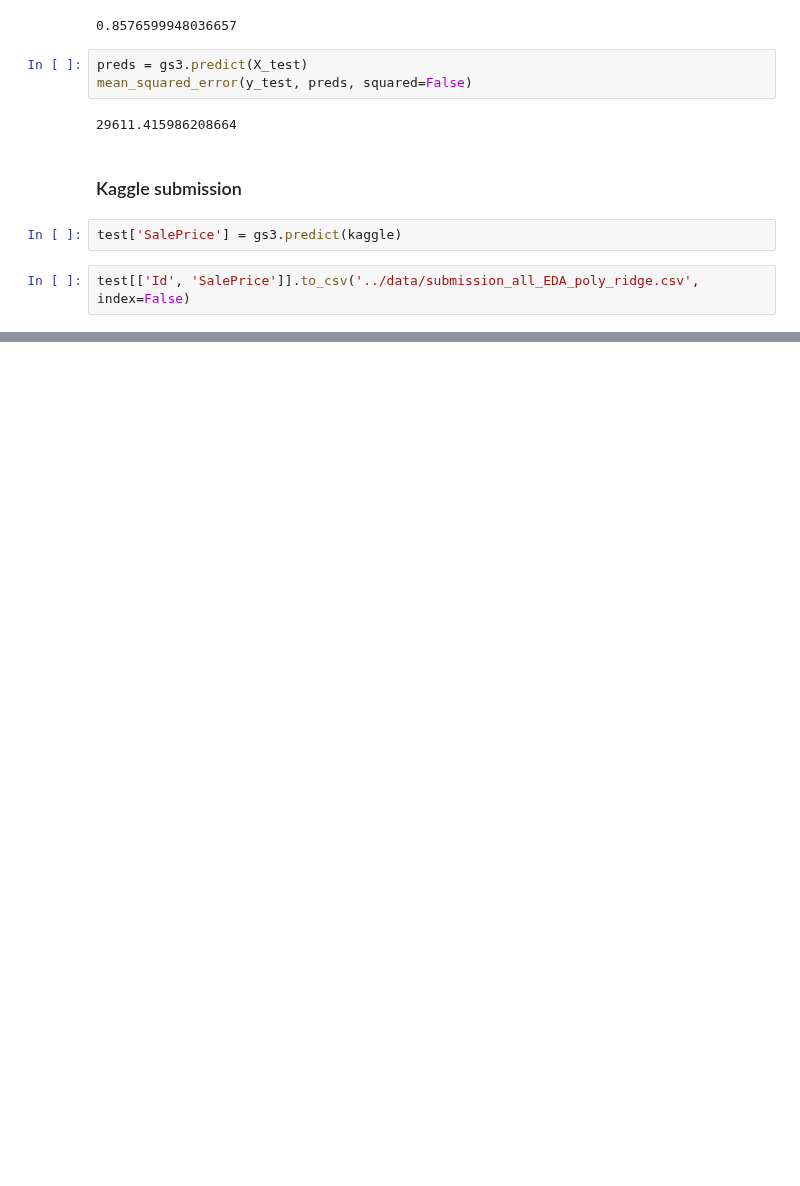
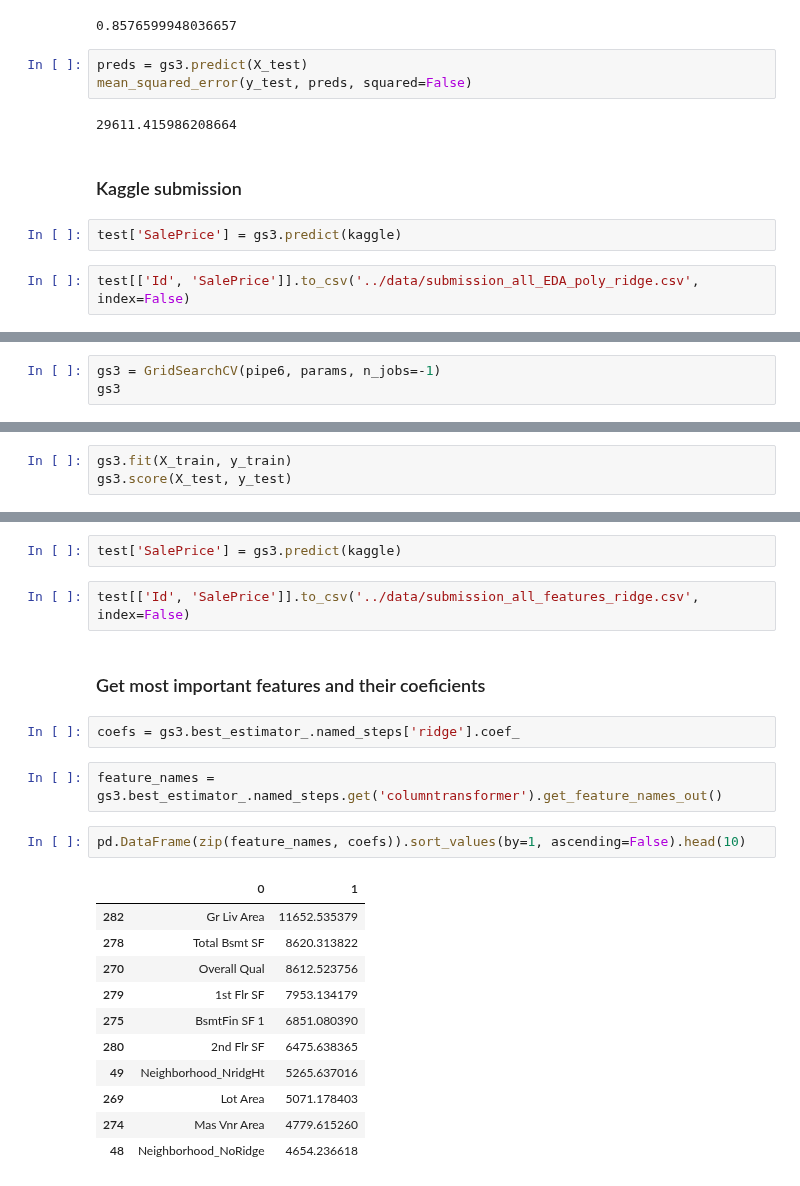
Before and after one commit to pezpet/general-assembly, a Jupyter notebook: labs/project-2-andres/code/02_Preprocessing_Models_and_Results.ipynb, the cells around one changed output, grey strips where cells are left out. Drawn from its saved outputs; the diff is of its cells as text; blank space fills up the shorter version.

Commit message:
Ran a Ridge on all features to improve Kaggle score

```diff
--- a/labs/project-2-andres/code/02_Preprocessing_Models_and_Results.ipynb
+++ b/labs/project-2-andres/code/02_Preprocessing_Models_and_Results.ipynb
@@ -483,0 +520,3 @@ test[['Id', 'SalePrice']].to_csv('../data/submission_all_EDA_poly_ridge.csv', in
+# %%
+gs3 = GridSearchCV(pipe6, params, n_jobs=-1)
+gs3
@@ -483,0 +538,3 @@ test[['Id', 'SalePrice']].to_csv('../data/submission_all_EDA_poly_ridge.csv', in
+# %%
+gs3.fit(X_train, y_train)
+gs3.score(X_test, y_test)
@@ -483,0 +550,24 @@ test[['Id', 'SalePrice']].to_csv('../data/submission_all_EDA_poly_ridge.csv', in
+# %%
+test['SalePrice'] = gs3.predict(kaggle)
+# %%
+test[['Id', 'SalePrice']].to_csv('../data/submission_all_features_ridge.csv', index=False)
+# %% [markdown]
+### Get most important features and their coeficients
+# %%
+coefs = gs3.best_estimator_.named_steps['ridge'].coef_
+# %%
+feature_names = gs3.best_estimator_.named_steps.get('columntransformer').get_feature_names_out()
+# %%
+pd.DataFrame(zip(feature_names, coefs)).sort_values(by=1, ascending=False).head(10)
+# %% [output]
+|  | 0 | 1 |
+| 282 | Gr Liv Area | 11652.535379 |
+| 278 | Total Bsmt SF | 8620.313822 |
+| 270 | Overall Qual | 8612.523756 |
+| 279 | 1st Flr SF | 7953.134179 |
+| 275 | BsmtFin SF 1 | 6851.080390 |
+| 280 | 2nd Flr SF | 6475.638365 |
+| 49 | Neighborhood_NridgHt | 5265.637016 |
+| 269 | Lot Area | 5071.178403 |
+| 274 | Mas Vnr Area | 4779.615260 |
+| 48 | Neighborhood_NoRidge | 4654.236618 |
```
Also changed, not shown: parts of 14 cells of this notebook, 1 other file.
